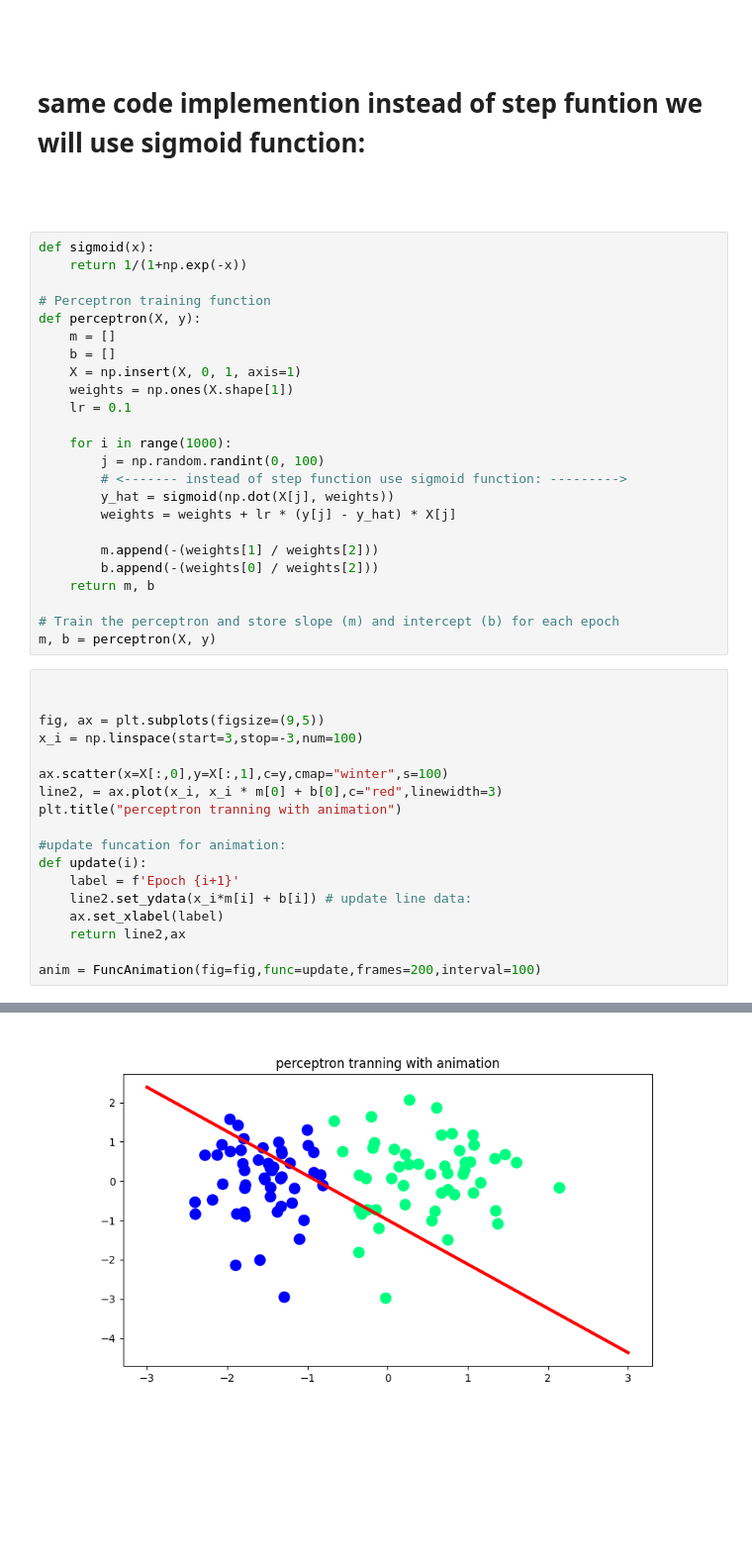
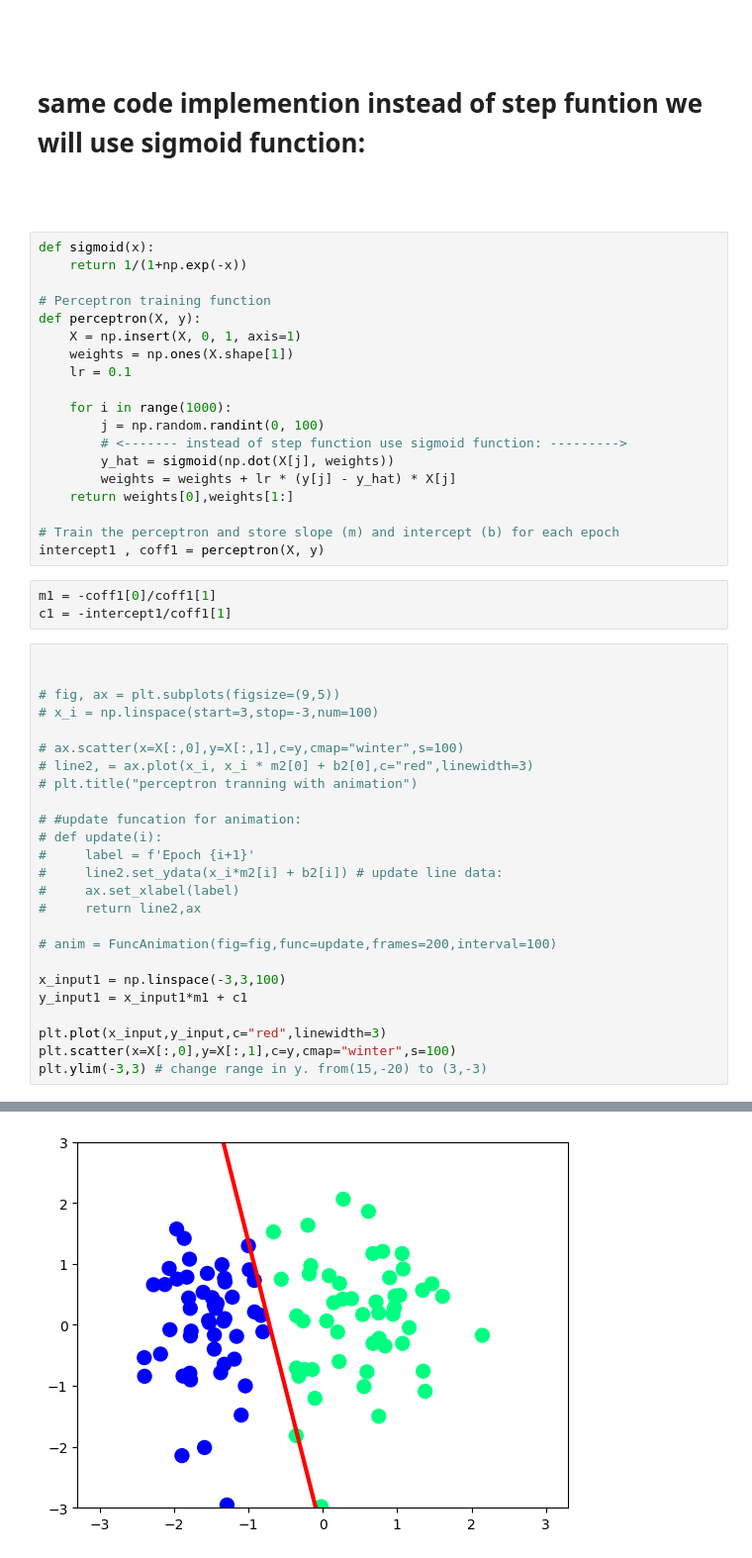
Before and after one commit to yasin-arafat-05/machine_learning, a Jupyter notebook: code/70_71_perceptron_trick_coding.ipynb, the cells around one changed output, grey strips where cells are left out. Shown: that part at 99% size. Drawn from its saved outputs; the diff is of its cells as text; blank space fills up the shorter version.

Commit message:
perceptron_trick

```diff
--- a/code/70_71_perceptron_trick_coding.ipynb
+++ b/code/70_71_perceptron_trick_coding.ipynb
@@ -226,8 +171,6 @@ def sigmoid(x):
 
 # Perceptron training function
 def perceptron(X, y):
-    m = []
-    b = []
     X = np.insert(X, 0, 1, axis=1)
     weights = np.ones(X.shape[1])
     lr = 0.1
@@ -237,29 +180,36 @@ def perceptron(X, y):
         # <------- instead of step function use sigmoid function: --------->
         y_hat = sigmoid(np.dot(X[j], weights))
         weights = weights + lr * (y[j] - y_hat) * X[j]
-
-        m.append(-(weights[1] / weights[2]))
-        b.append(-(weights[0] / weights[2]))
-    return m, b
+    return weights[0],weights[1:]
 
 # Train the perceptron and store slope (m) and intercept (b) for each epoch
-m, b = perceptron(X, y)
+intercept1 , coff1 = perceptron(X, y)
+# %%
+m1 = -coff1[0]/coff1[1]
+c1 = -intercept1/coff1[1]
 # %%
 
 
-fig, ax = plt.subplots(figsize=(9,5))
-x_i = np.linspace(start=3,stop=-3,num=100)
+# fig, ax = plt.subplots(figsize=(9,5))
+# x_i = np.linspace(start=3,stop=-3,num=100)
 
-ax.scatter(x=X[:,0],y=X[:,1],c=y,cmap="winter",s=100)
-line2, = ax.plot(x_i, x_i * m[0] + b[0],c="red",linewidth=3)
-plt.title("perceptron tranning with animation")
+# ax.scatter(x=X[:,0],y=X[:,1],c=y,cmap="winter",s=100)
+# line2, = ax.plot(x_i, x_i * m2[0] + b2[0],c="red",linewidth=3)
+# plt.title("perceptron tranning with animation")
 
-#update funcation for animation:
-def update(i):
-    label = f'Epoch {i+1}'
-    line2.set_ydata(x_i*m[i] + b[i]) # update line data:
-    ax.set_xlabel(label)
-    return line2,ax
+# #update funcation for animation:
+# def update(i):
+#     label = f'Epoch {i+1}'
+#     line2.set_ydata(x_i*m2[i] + b2[i]) # update line data:
+#     ax.set_xlabel(label)
+#     return line2,ax
 
-anim = FuncAnimation(fig=fig,func=update,frames=200,interval=100)
+# anim = FuncAnimation(fig=fig,func=update,frames=200,interval=100)
+
+x_input1 = np.linspace(-3,3,100)
+y_input1 = x_input1*m1 + c1
+
+plt.plot(x_input,y_input,c="red",linewidth=3)
+plt.scatter(x=X[:,0],y=X[:,1],c=y,cmap="winter",s=100)
+plt.ylim(-3,3) # change range in y. from(15,-20) to (3,-3)
 # %% [output]
@@ -266 +217 @@ anim = FuncAnimation(fig=fig,func=update,frames=200,interval=100)
-[figure, old version]
+[figure, new version]
```
Also changed, not shown: parts of 16 cells of this notebook.
